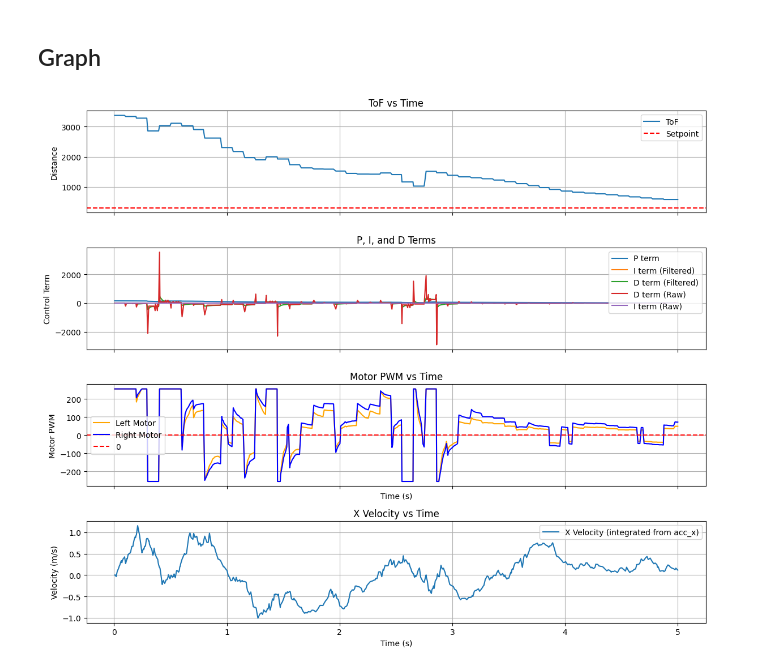
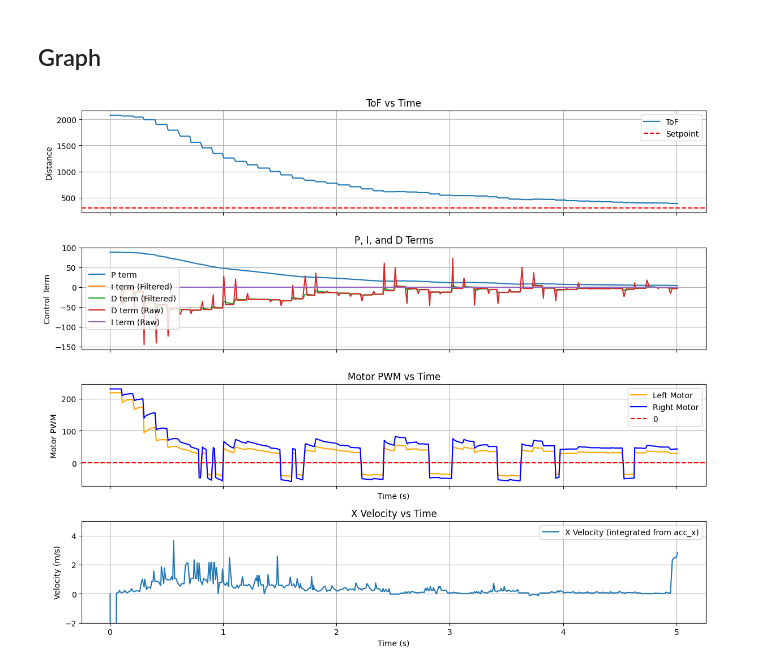
Before and after one commit to Y1hhnn/FastRobots-2026, a Jupyter notebook: ble_python/lab5.ipynb, the cells around one changed output. Cells and saved outputs as stored; diff of their text form; code cells hidden in the pictures.

```diff
--- a/ble_python/lab5.ipynb
+++ b/ble_python/lab5.ipynb
@@ -171,7 +172,7 @@ np.savez("lab5/0.05_0_0.05_100pct_4m_E_2.npz",
     tof_2_values=tof_2_values
 )
 # %%
-data = np.load("lab5/0.05_0_0.05_100pct_4m.npz")
+data = np.load("lab5/0.05_0_0.05_100pct_2m_E.npz")
 times = data['times']
 left_motors = data['left_motors']
 right_motors = data['right_motors']
@@ -201,14 +202,6 @@ raw_integral_values = raw_integral_values[:n]
 acc_x_values = acc_x_values[:n]
 tof_1_values = tof_1_values[:n]
 tof_2_values = tof_2_values[:n]
-# %%
-vx = np.zeros_like(acc_x_values)
-for i in range(1, len(times)):
-    dt = (times[i] - times[i - 1])/ 1000.0
-    if dt > 0:
-        vx[i] = vx[i - 1] + acc_x_values[i]/1000.0 * 9.81 * dt
-    else:
-        vx[i] = vx[i - 1]
 # %%
 kp = 0.05
 ki = 0.0
@@ -221,6 +214,34 @@ d_term = -kd * derivative_values
 raw_d_term = -kd * raw_derivative_values
 i_term = -ki * integral_values
 raw_i_term = -ki * raw_integral_values
+# %%
+# vx = np.zeros_like(acc_x_values)
+# for i in range(1, len(times)):
+#     dt = (times[i] - times[i - 1])/ 1000.0
+#     if dt > 0:
+#         vx[i] = vx[i - 1] + acc_x_values[i]/1000.0 * 9.81 * dt
+#     else:
+#         vx[i] = vx[i - 1]
+
+
+
+window = 10
+tof_smooth = np.convolve(tof_2_values, np.ones(window)/window, mode='same')
+
+vx = np.zeros_like(tof_smooth)
+for i in range(1, len(times)):
+    dt = (times[i] - times[i - 1])
+    if dt > 0:
+        vx[i] = (tof_smooth[i - 1] - tof_smooth[i]) / dt /1000.0
+    else:
+        vx[i] = vx[i - 1]
+
+# dt = np.gradient(times)
+# ddist = np.gradient(tof_2_values/1000.0)
+# vx = ddist / dt
+
+# window = 10
+# vx = np.convolve(vx, np.ones(window)/window, mode='same')
 # %%
 fig, axes = plt.subplots(4, 1, figsize=(12, 10), sharex=True)
 
@@ -238,31 +259,32 @@ axes[1].plot(times, i_term, label='I term (Filtered)')
 axes[1].plot(times, d_term, label='D term (Filtered)')
 axes[1].plot(times, raw_d_term, label='D term (Raw)')
 axes[1].plot(times, raw_i_term, label='I term (Raw)')
 axes[1].set_ylabel('Control Term')
 axes[1].set_title('P, I, and D Terms')
 axes[1].legend()
 axes[1].grid(True)
 
 # Motors
 axes[2].plot(times, left_motors, label='Left Motor', color='orange')
 axes[2].plot(times, right_motors, label='Right Motor', color='blue')
 axes[2].axhline(0, linestyle='--', label='0', color='red')
 axes[2].set_xlabel('Time (s)')
 axes[2].set_ylabel('Motor PWM')
 axes[2].set_title('Motor PWM vs Time')
 axes[2].legend()
 axes[2].grid(True)
 
 # 4. X velocity
 axes[3].plot(times, vx, label='X Velocity (integrated from acc_x)')
 axes[3].set_xlabel('Time (s)')
 axes[3].set_ylabel('Velocity (m/s)')
 axes[3].set_title('X Velocity vs Time')
+axes[3].set_ylim(-2, 5)
 axes[3].legend()
 axes[3].grid(True)
 
 
 plt.tight_layout()
 plt.show()
 # %% [output]
-[figure, old version]
+[figure, new version]
```
Also changed, not shown: parts of 2 cells of this notebook, 15 other files.
